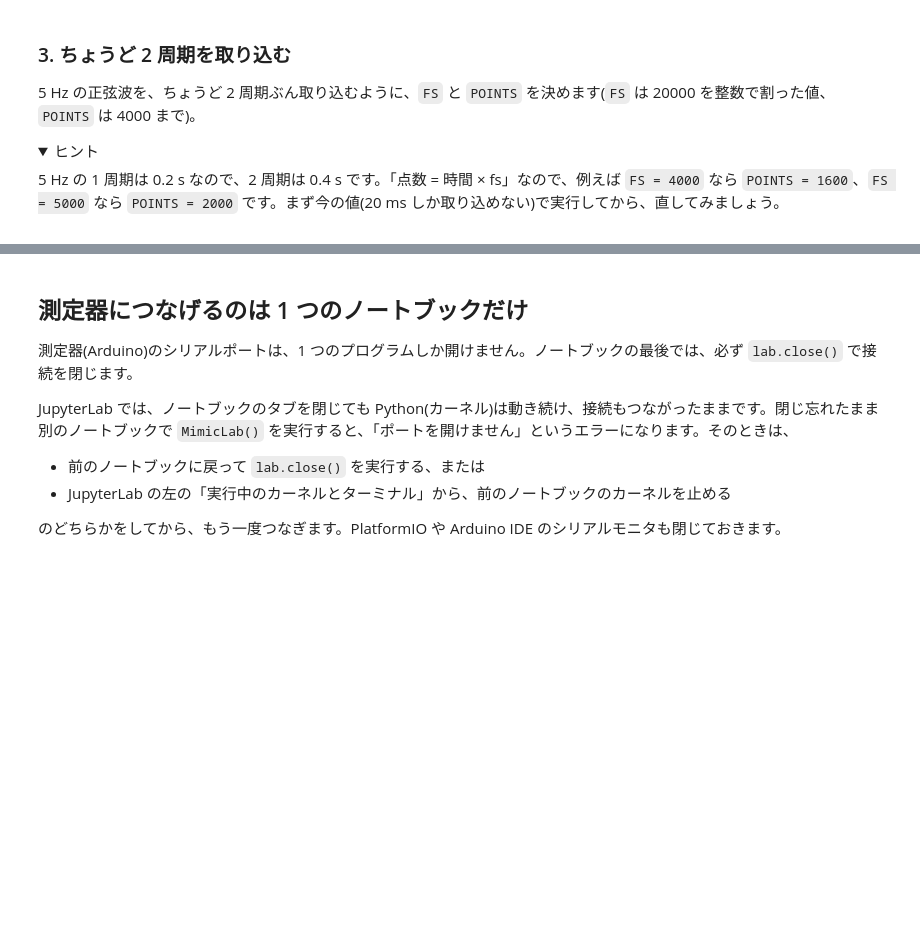
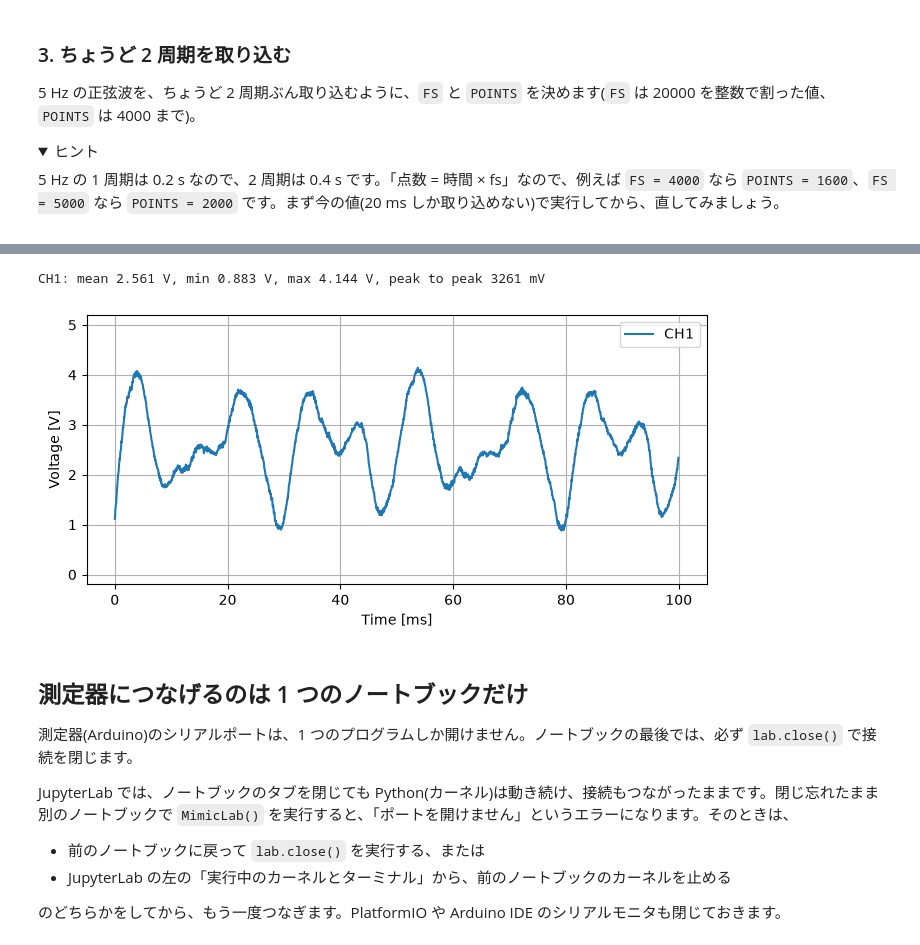
Before and after one commit to tkgktyk/analog-mimic-examples, a Jupyter notebook: lectures/00_intro/01_bypass.ipynb, the cells around one changed output, grey strips where cells are left out. Cells and saved outputs as stored; diff of their text form; code cells hidden in the pictures; folded sections open; blank space fills up the shorter version.

```diff
--- a/lectures/00_intro/01_bypass.ipynb
+++ b/lectures/00_intro/01_bypass.ipynb
@@ -256,3 +285,21 @@ captured 0.020 s
+# %%
+# Move the breadboard end of the CH1 (A1) wire, then run this cell
+lab.fg.sine(100, 1.0)
+t, ch1, ch2 = lab.scope.capture(2000)   # 0.1 s
+print(f"CH1: mean {ch1.mean():.3f} V, min {ch1.min():.3f} V, max {ch1.max():.3f} V, "
+      f"peak to peak {(ch1.max() - ch1.min()) * 1e3:.0f} mV")
+
+fig, ax = plt.subplots(figsize=(8, 3.5))
+ax.plot(t * 1e3, ch1, label="CH1")
+ax.set_ylim(-0.2, 5.2)
+ax.set_xlabel("Time [ms]")
+ax.set_ylabel("Voltage [V]")
+ax.grid(True)
+ax.legend()
+plt.show()
+# %% [output]
+CH1: mean 2.561 V, min 0.883 V, max 4.144 V, peak to peak 3261 mV
+[figure, added]
 # %% [markdown]
 ## 測定器につなげるのは 1 つのノートブックだけ
 
```
Also changed, not shown: parts of 7 cells of this notebook.
